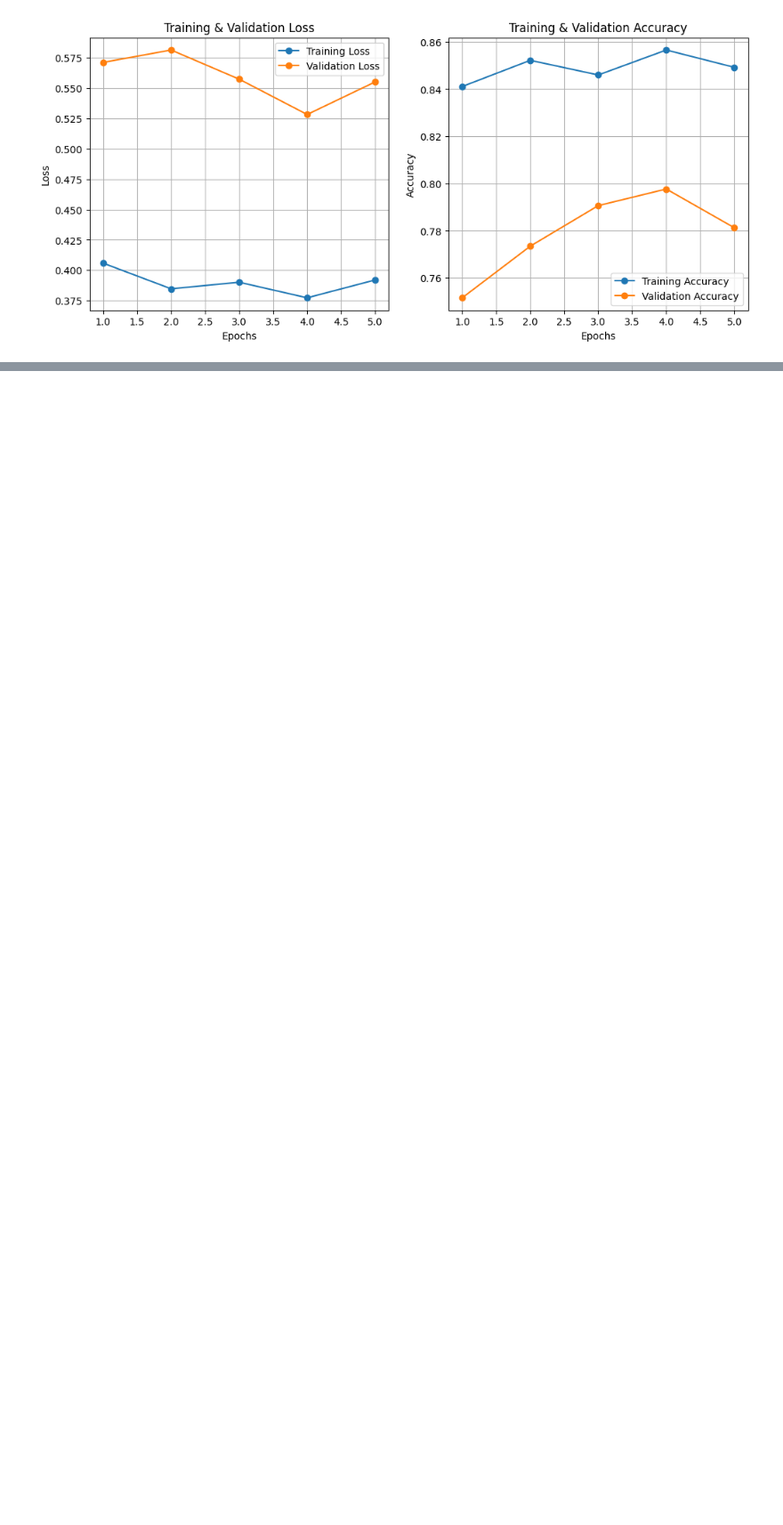
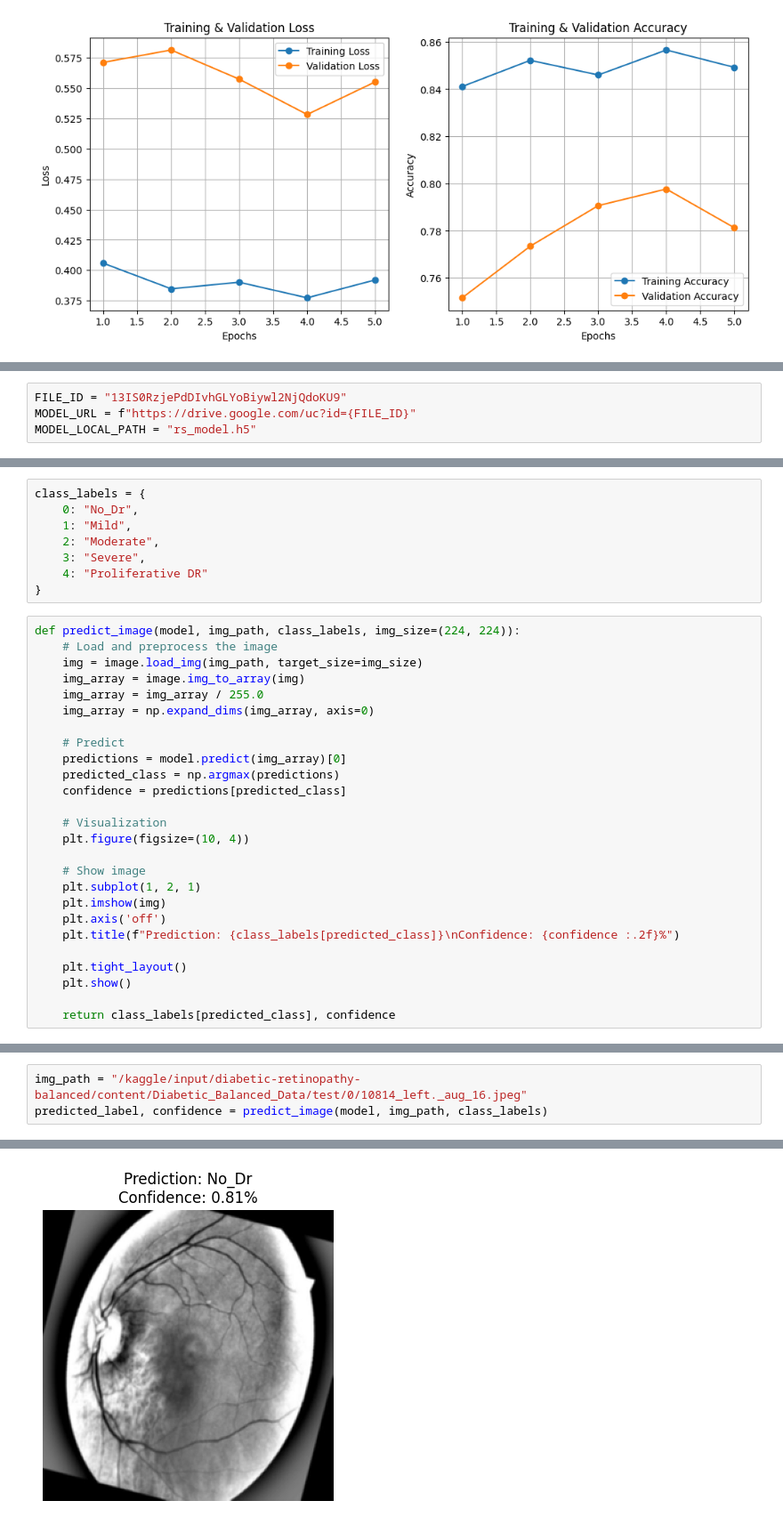
Before and after one commit to Zeeshan-ML/the_overfitters_hackathon, a Jupyter notebook: notebooks/model_training.ipynb, the cells around one changed output, grey strips where cells are left out. Shown: that part at 89% size. Cells and saved outputs as stored; diff of their text form; blank space fills up the shorter version.

```diff
--- a/notebooks/model_training.ipynb
+++ b/notebooks/model_training.ipynb
@@ -365,0 +243,4 @@ TensorFlow version: 2.17.1
+# %%
+FILE_ID = "13IS0RzjePdDIvhGLYoBiywl2NjQdoKU9"
+MODEL_URL = f"https://drive.google.com/uc?id={FILE_ID}"
+MODEL_LOCAL_PATH = "rs_model.h5"
@@ -365,0 +257,34 @@ TensorFlow version: 2.17.1
+# %%
+class_labels = {
+    0: "No_Dr",
+    1: "Mild",
+    2: "Moderate",
+    3: "Severe",
+    4: "Proliferative DR"
+}
+# %%
+def predict_image(model, img_path, class_labels, img_size=(224, 224)):
+    # Load and preprocess the image
+    img = image.load_img(img_path, target_size=img_size)
+    img_array = image.img_to_array(img)
+    img_array = img_array / 255.0
+    img_array = np.expand_dims(img_array, axis=0)
+
+    # Predict
+    predictions = model.predict(img_array)[0]
+    predicted_class = np.argmax(predictions)
+    confidence = predictions[predicted_class]
+
+    # Visualization
+    plt.figure(figsize=(10, 4))
+
+    # Show image
+    plt.subplot(1, 2, 1)
+    plt.imshow(img)
+    plt.axis('off')
+    plt.title(f"Prediction: {class_labels[predicted_class]}\nConfidence: {confidence :.2f}%")
+
+    plt.tight_layout()
+    plt.show()
+
+    return class_labels[predicted_class], confidence
@@ -365,0 +293,4 @@ TensorFlow version: 2.17.1
+# %%
+img_path = "/kaggle/input/diabetic-retinopathy-balanced/content/Diabetic_Balanced_Data/test/0/10814_left._aug_16.jpeg"
+predicted_label, confidence = predict_image(model, img_path, class_labels)
+# %% [output]
@@ -365,0 +298 @@ TensorFlow version: 2.17.1
+[figure, added]
```
Also changed, not shown: parts of 22 cells of this notebook.
